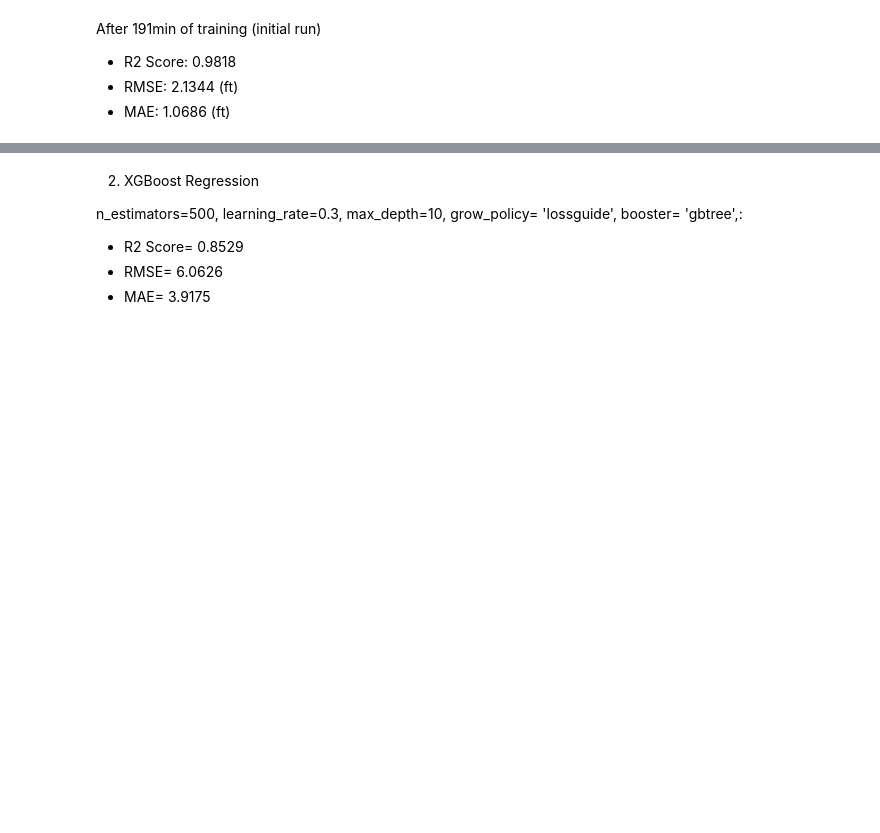
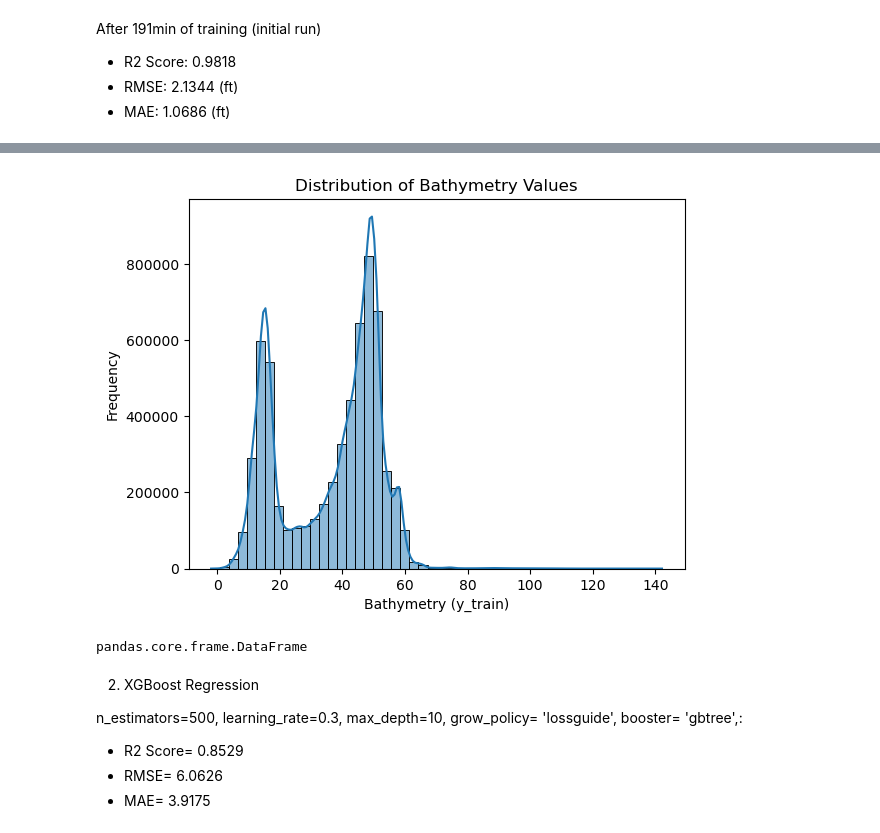
Before and after one commit to SOILSAT/Sat_Info, a Jupyter notebook: SDB/03_train_model.ipynb, the cells around one changed output, grey strips where cells are left out. Saved outputs shown, nothing was run; the diff lists cells and outputs as text; code cells hidden in the pictures; blank space fills up the shorter version.

```diff
--- a/SDB/03_train_model.ipynb
+++ b/SDB/03_train_model.ipynb
@@ -297,0 +335,12 @@ After 191min of training (initial run)
+# %%
+sns.histplot(y_train, kde=True, bins=50)
+plt.title("Distribution of Bathymetry Values")
+plt.xlabel("Bathymetry (y_train)")
+plt.ylabel("Frequency")
+plt.show()
+# %% [output]
+[figure, added]
+# %%
+type(X_train)
+# %% [output]
+pandas.core.frame.DataFrame
```
Also changed, not shown: parts of 8 cells of this notebook.
